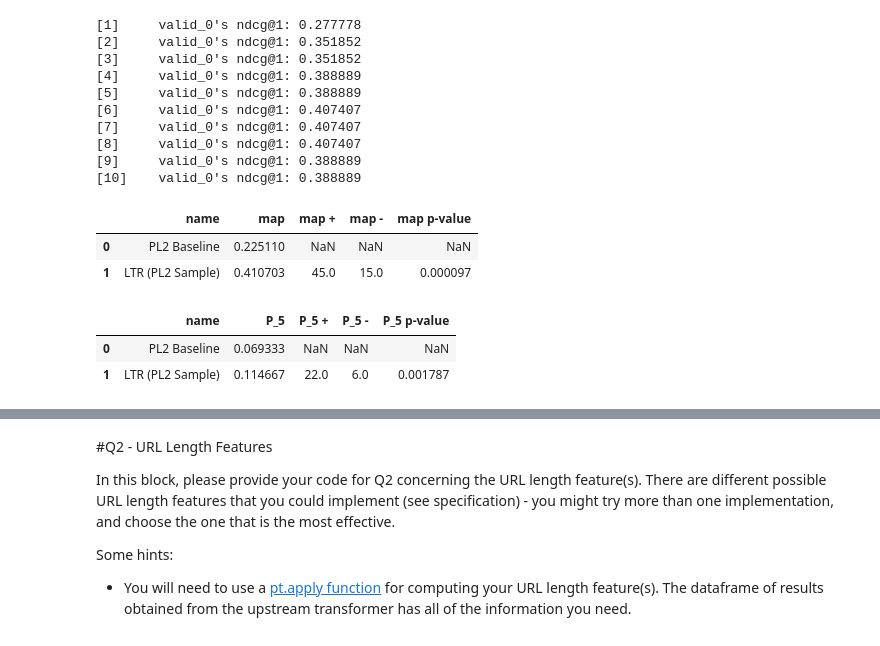
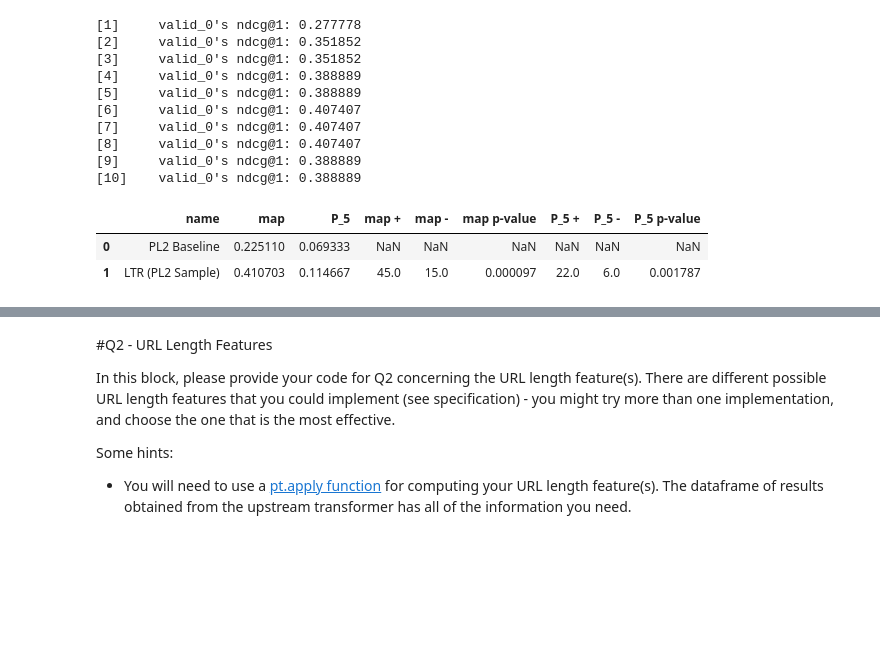
Before and after one commit to podyssea/InformationRetrieval, a Jupyter notebook: InformationRetrievalExercise2_2210049p.ipynb, the cells around one changed output, grey strips where cells are left out. Saved outputs shown, nothing was run; the diff lists cells and outputs as text; code cells hidden in the pictures; blank space fills up the shorter version.

```diff
--- a/InformationRetrievalExercise2_2210049p.ipynb
+++ b/InformationRetrievalExercise2_2210049p.ipynb
@@ -217,14 +187,8 @@ lmart_l_pipe.fit(tr_topics, tr_qrels, va_topics, va_qrels)
 [9]     valid_0's ndcg@1: 0.388889
 [10]    valid_0's ndcg@1: 0.388889
 # %%
-pt.Experiment([stage12, lmart_l_pipe], test_topics, test_qrels, ["map"], names=["PL2 Baseline", "LTR (PL2 Sample)"], baseline = 0)
+pt.Experiment([stage12, lmart_l_pipe], test_topics, test_qrels, ["map", "P.5"], names=["PL2 Baseline", "LTR (PL2 Sample)"], baseline = 0)
 # %% [output]
-|  | name | map | map + | map - | map p-value |
-| 0 | PL2 Baseline | 0.225110 | NaN | NaN | NaN |
-| 1 | LTR (PL2 Sample) | 0.410703 | 45.0 | 15.0 | 0.000097 |
+|  | name | map | P_5 | map + | map - | map p-value | P_5 + | P_5 - | P_5 p-value |
+| 0 | PL2 Baseline | 0.225110 | 0.069333 | NaN | NaN | NaN | NaN | NaN | NaN |
+| 1 | LTR (PL2 Sample) | 0.410703 | 0.114667 | 45.0 | 15.0 | 0.000097 | 22.0 | 6.0 | 0.001787 |
-# %%
-pt.Experiment([stage12, lmart_l_pipe], test_topics, test_qrels, ["P.5"], names=["PL2 Baseline", "LTR (PL2 Sample)"], baseline = 0)
-# %% [output]
-|  | name | P_5 | P_5 + | P_5 - | P_5 p-value |
-| 0 | PL2 Baseline | 0.069333 | NaN | NaN | NaN |
-| 1 | LTR (PL2 Sample) | 0.114667 | 22.0 | 6.0 | 0.001787 |
```
Also changed, not shown: parts of 28 cells of this notebook.
